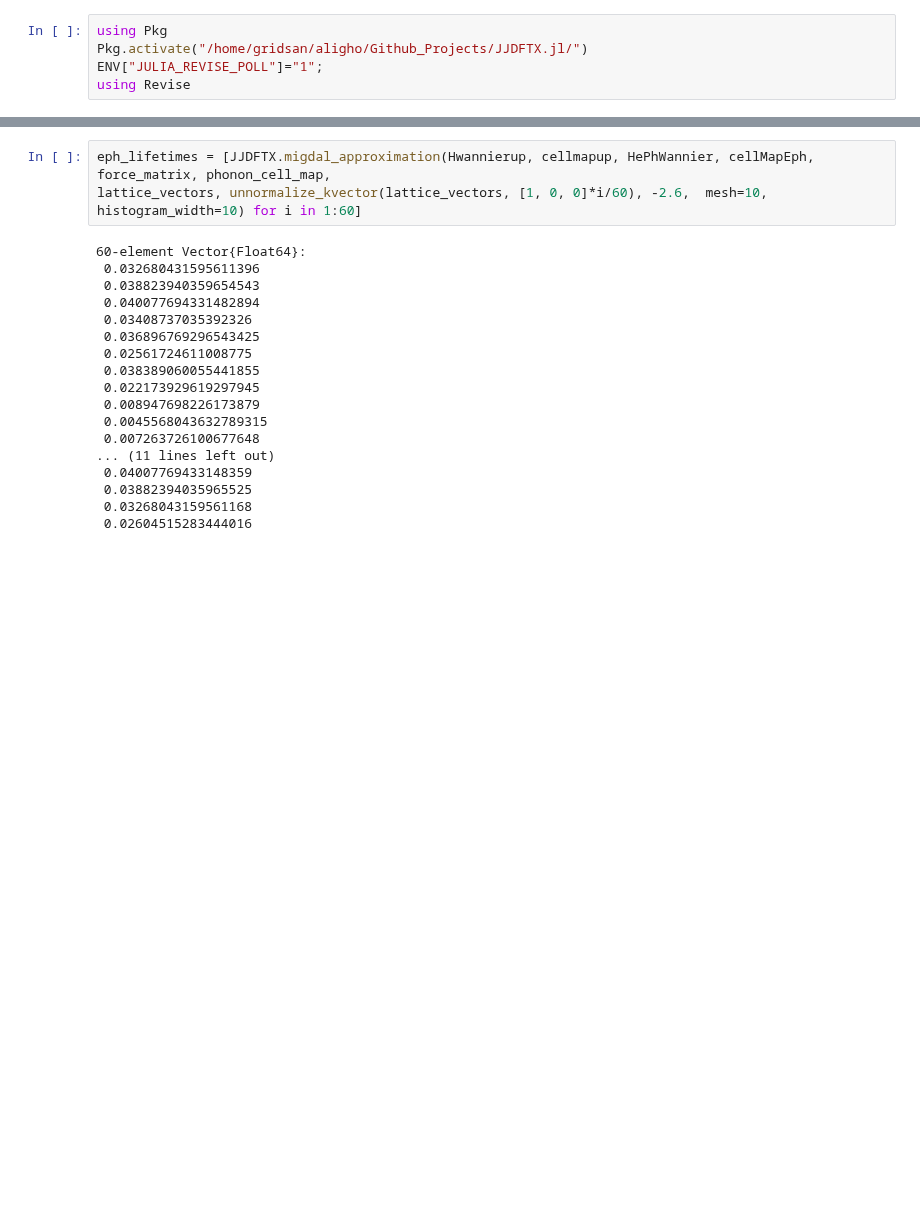
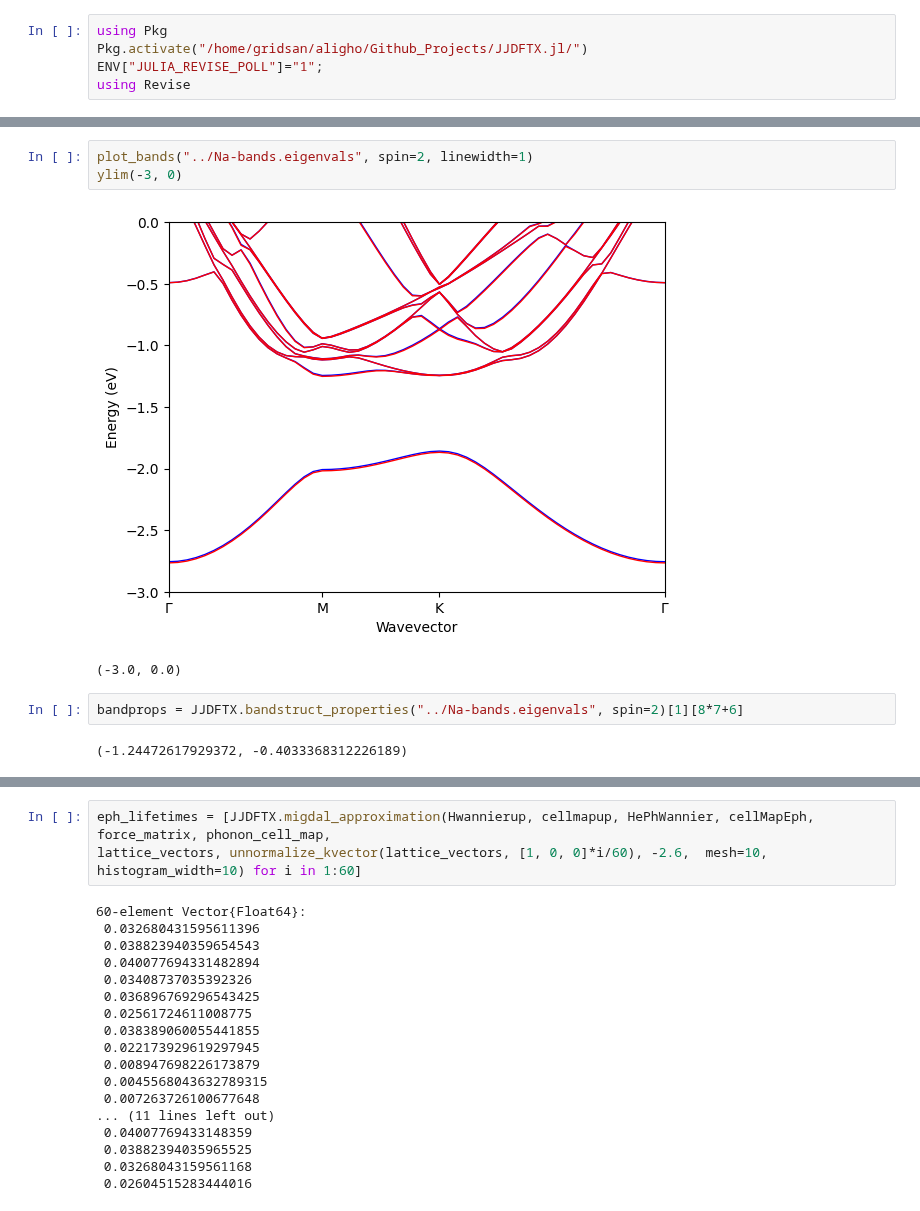
Before and after one commit to AliGhorashiCMT/Plasmons_Paper, a Jupyter notebook: Moire_Figs/Moire7_with_Alkali/Sodium/optimize_from_3angstroms/interpolation_correction/Analyze.ipynb, the cells around one changed output, grey strips where cells are left out. Drawn from its saved outputs; the diff is of its cells as text; blank space fills up the shorter version.

```diff
--- a/Moire_Figs/Moire7_with_Alkali/Sodium/optimize_from_3angstroms/interpolation_correction/Analyze.ipynb
+++ b/Moire_Figs/Moire7_with_Alkali/Sodium/optimize_from_3angstroms/interpolation_correction/Analyze.ipynb
@@ -71,0 +49,10 @@ kpts = bandstructkpoints2q(filename = "../bandstruct.kpoints")
+# %%
+plot_bands("../Na-bands.eigenvals", spin=2, linewidth=1)
+ylim(-3, 0)
+# %% [output]
+[figure, added]
+(-3.0, 0.0)
+# %%
+bandprops = JJDFTX.bandstruct_properties("../Na-bands.eigenvals", spin=2)[1][8*7+6]
+# %% [output]
+(-1.24472617929372, -0.4033368312226189)
```
Also changed, not shown: parts of 44 cells of this notebook, 1 other file.
